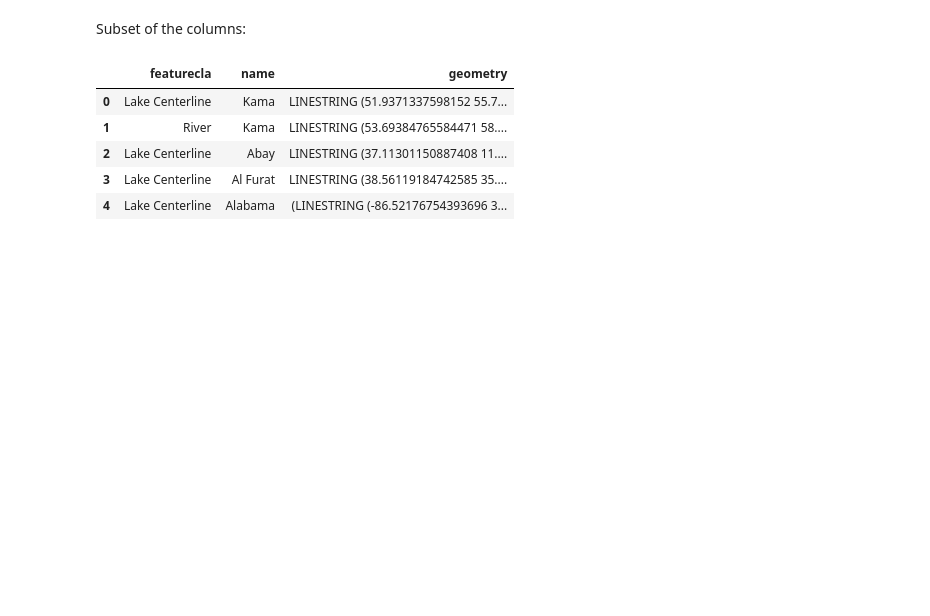
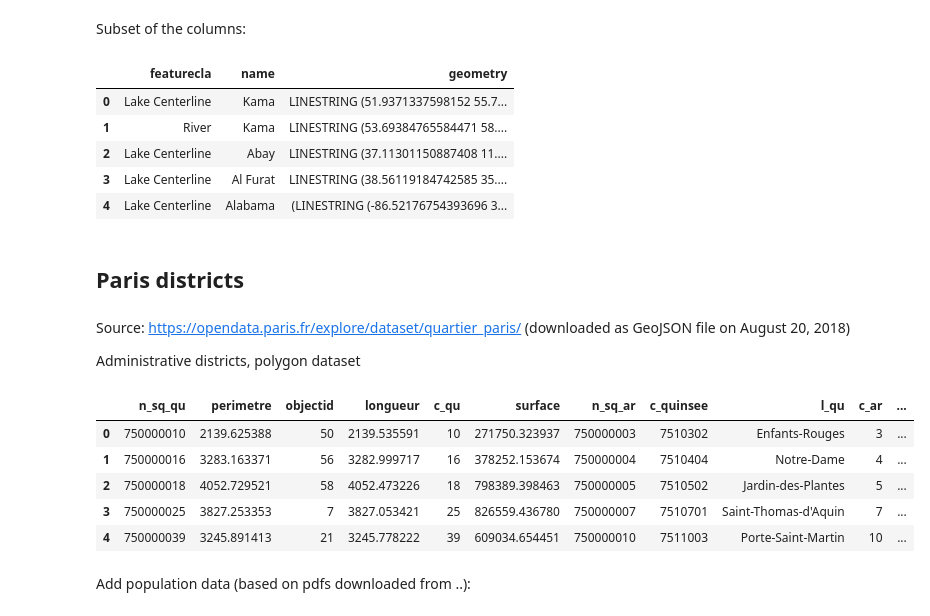
Before and after one commit to jorisvandenbossche/geopandas-tutorial, a Jupyter notebook: data/data-preparation.ipynb, the cells around one changed output. Drawn from its saved outputs; the diff is of its cells as text; code cells hidden in the pictures; blank space fills up the shorter version.

Commit message:
add script for the Paris districts to data-preparation.ipynb

```diff
--- a/data/data-preparation.ipynb
+++ b/data/data-preparation.ipynb
@@ -121,3 +121,20 @@ rivers_subset.head()
 | 4 | Lake Centerline | Alabama | (LINESTRING (-86.52176754393696 3... |
 # %%
 rivers_subset.to_file("ne_50m_rivers_lake_centerlines.shp")
+# %% [markdown]
+## Paris districts
+# %% [markdown]
+Source: https://opendata.paris.fr/explore/dataset/quartier_paris/ (downloaded as GeoJSON file on August 20, 2018)
+
+Administrative districts, polygon dataset
+# %%
+districts = geopandas.read_file("./raw/quartier_paris.geojson")
+# %%
+districts.head()
+# %% [output]
+|  | n_sq_qu | perimetre | objectid | longueur | c_qu | surface | n_sq_ar | c_quinsee | l_qu | c_ar | ... |
+| 0 | 750000010 | 2139.625388 | 50 | 2139.535591 | 10 | 271750.323937 | 750000003 | 7510302 | Enfants-Rouges | 3 | ... |
+| 1 | 750000016 | 3283.163371 | 56 | 3282.999717 | 16 | 378252.153674 | 750000004 | 7510404 | Notre-Dame | 4 | ... |
+| 2 | 750000018 | 4052.729521 | 58 | 4052.473226 | 18 | 798389.398463 | 750000005 | 7510502 | Jardin-des-Plantes | 5 | ... |
+| 3 | 750000025 | 3827.253353 | 7 | 3827.053421 | 25 | 826559.436780 | 750000007 | 7510701 | Saint-Thomas-d'Aquin | 7 | ... |
+| 4 | 750000039 | 3245.891413 | 21 | 3245.778222 | 39 | 609034.654451 | 750000010 | 7511003 | Porte-Saint-Martin | 10 | ... |
@@ -123,0 +143,2 @@ rivers_subset.to_file("ne_50m_rivers_lake_centerlines.shp")
+# %% [markdown]
+Add population data (based on pdfs downloaded from ..):
```
Also changed, not shown: parts of 13 cells of this notebook, 2 other files.
